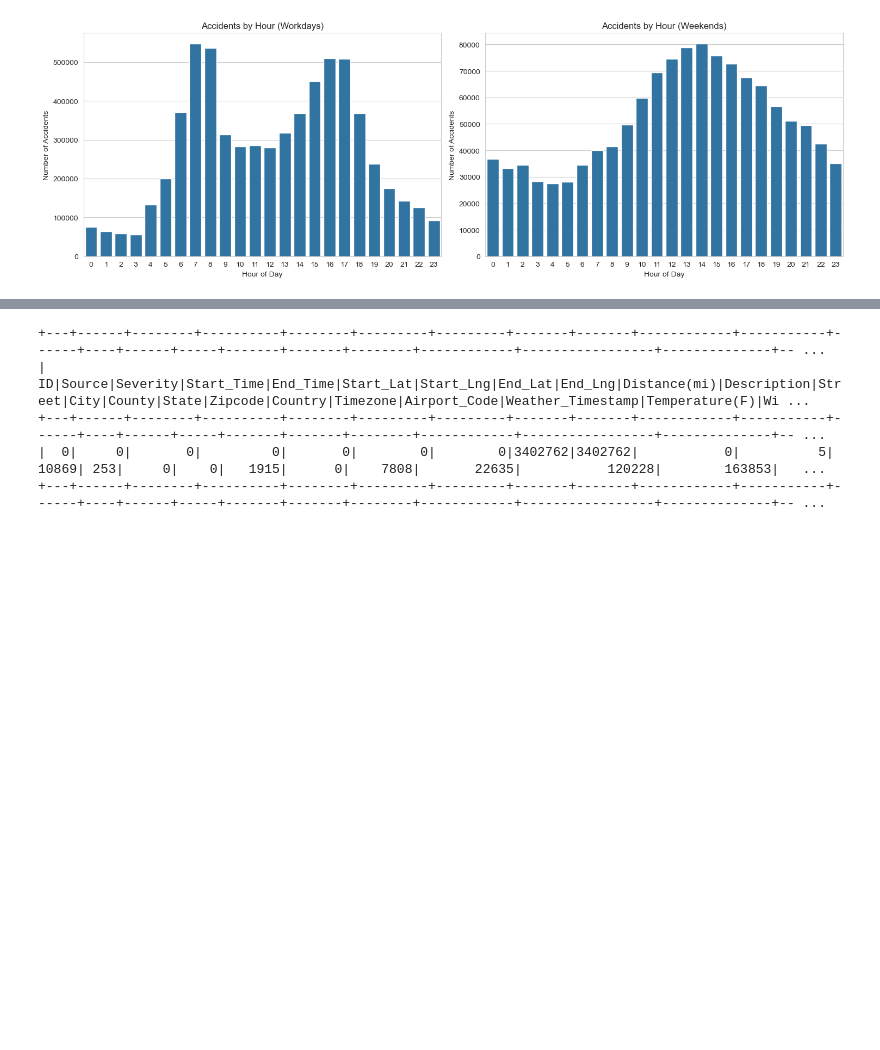
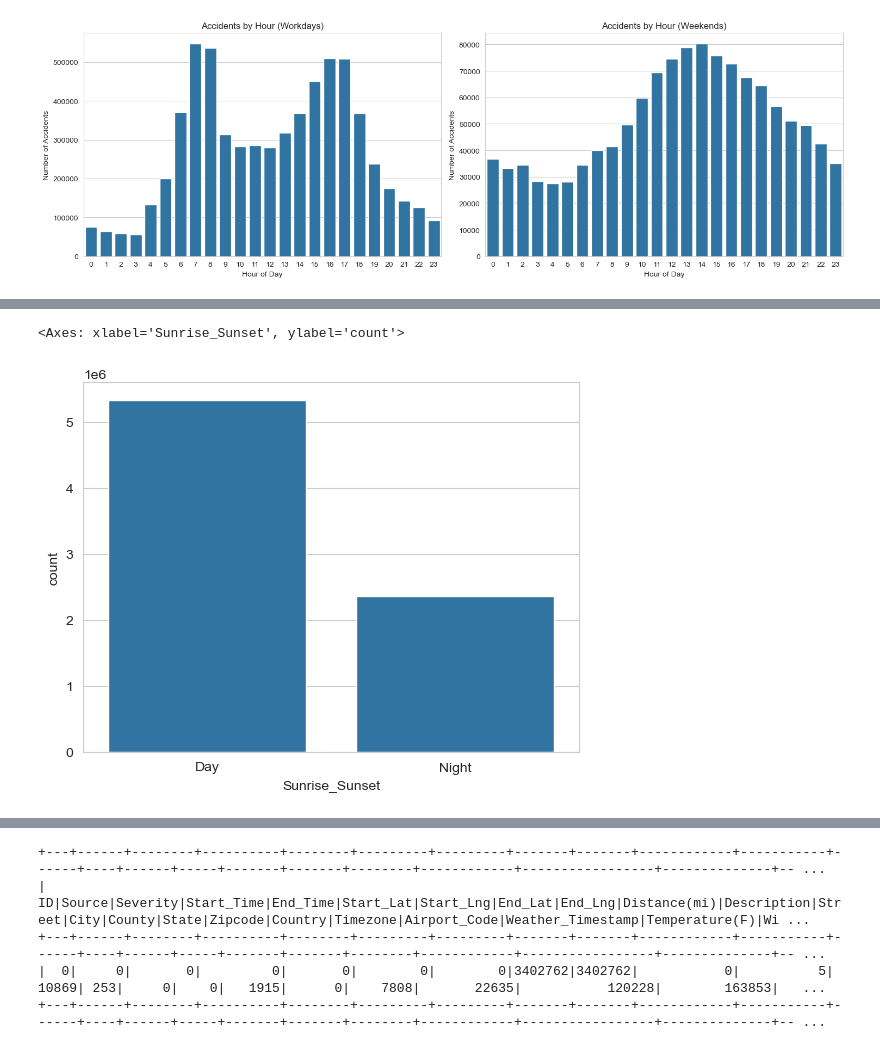
Before and after one commit to ludanortmun/itesm-mna-bigdata, a Jupyter notebook: accidents/us_traffic_accidents.ipynb, the cells around one changed output, grey strips where cells are left out. Drawn from its saved outputs; the diff is of its cells as text; code cells hidden in the pictures; blank space fills up the shorter version.

```diff
--- a/accidents/us_traffic_accidents.ipynb
+++ b/accidents/us_traffic_accidents.ipynb
@@ -207,3 +237,8 @@ plt.tight_layout()
+# %%
+sns.barplot(data=count_by_sunrise_sunset, x="Sunrise_Sunset", y="count")
+# %% [output]
+<Axes: xlabel='Sunrise_Sunset', ylabel='count'>
+[figure, added]
 # %%
 from pyspark.sql.functions import col, sum as _sum
 
```
Also changed, not shown: parts of 6 cells of this notebook.
